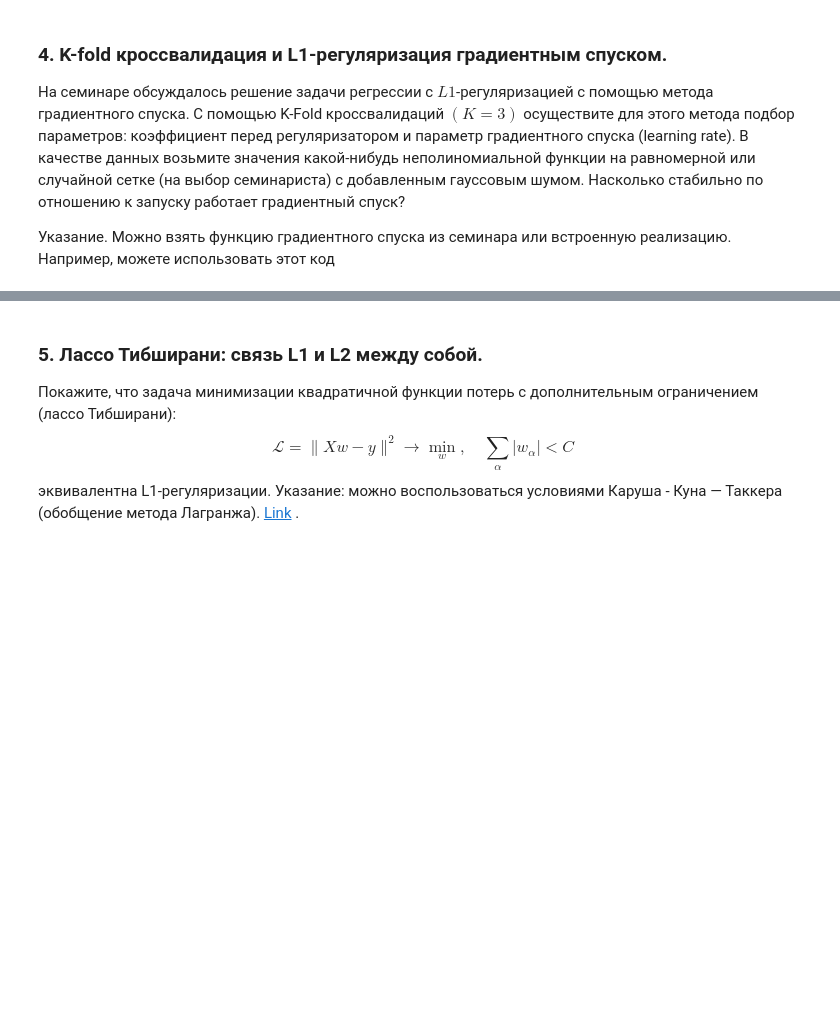
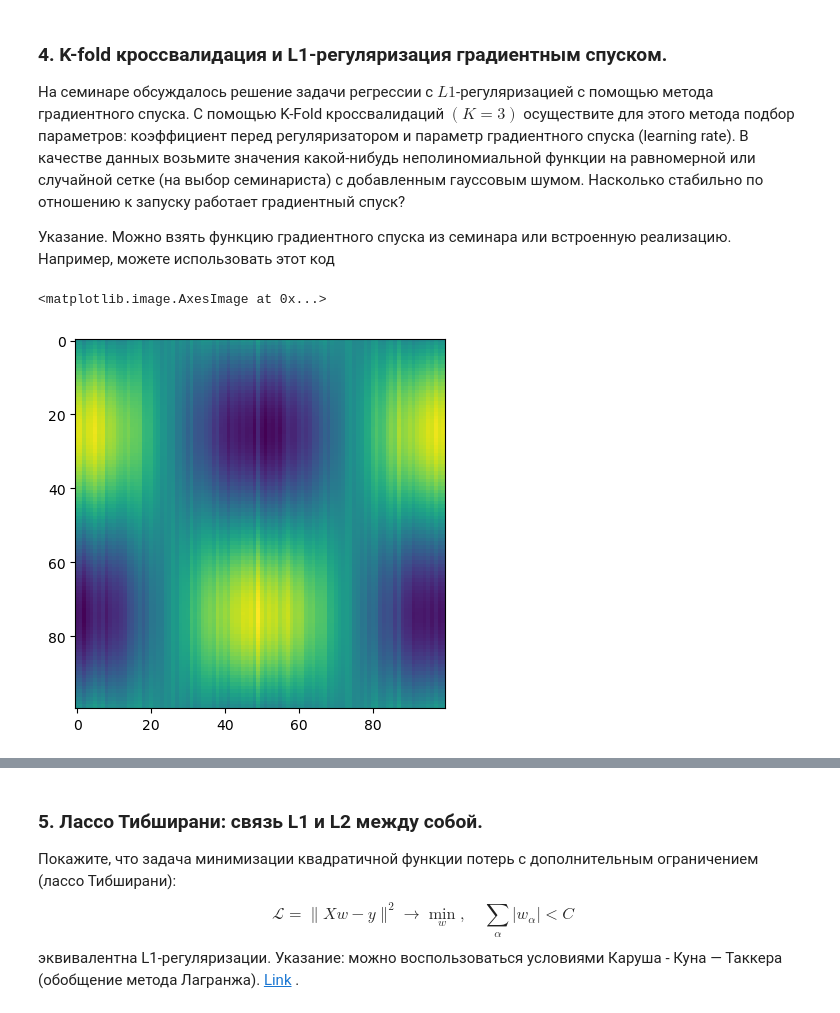
Before and after one commit to pinbraerts/vychmaty, a Jupyter notebook: week6.ipynb, the cells around one changed output, grey strips where cells are left out. Cells and saved outputs as stored; diff of their text form; code cells hidden in the pictures; blank space fills up the shorter version.

```diff
--- a/week6.ipynb
+++ b/week6.ipynb
@@ -55,3 +107,17 @@ def make_L1_regression_grad_descent_iteration(X, y, w, mu, alpha):
     grad = 2 * (X @ w - y) @ X + 2 * mu * np.sign(w)
     w -= alpha * grad
     return w
+# %%
+import numpy as np
+
+x = np.linspace(0, 2 * np.pi, 100).reshape((1, 100))
+y = np.sin(x.T) @ np.cos(x)
+noise = np.random.normal(scale=0.05, size=x.shape)
+x = x.T @ x
+y += noise
+# %%
+import matplotlib.pyplot as plt
+plt.imshow(y)
+# %% [output]
+<matplotlib.image.AxesImage at 0x...>
+[figure, added]
```
Also changed, not shown: parts of 14 cells of this notebook.
